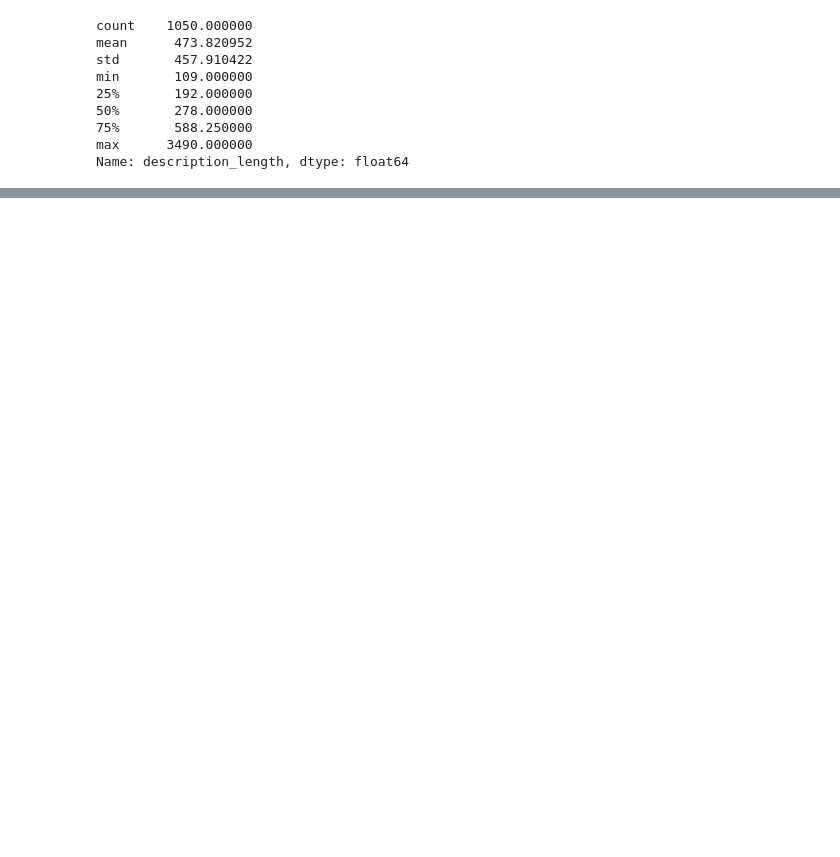
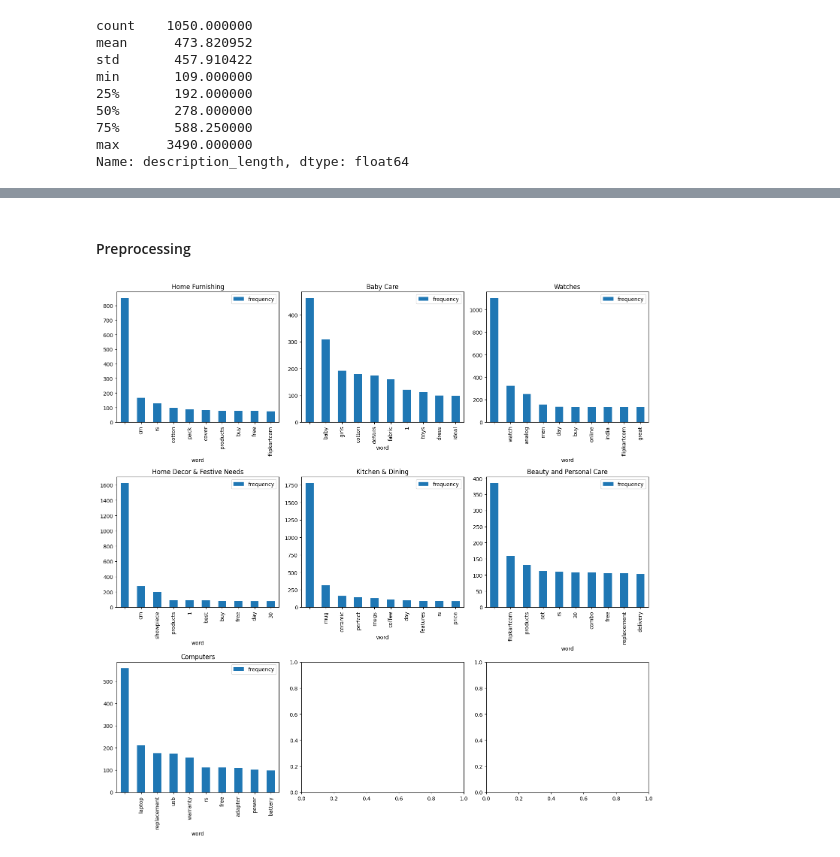
Before and after one commit to Laeti-dev/P6-txt-img_classification, a Jupyter notebook: notebooks/EDA.ipynb, the cells around one changed output, grey strips where cells are left out. Cells and saved outputs as stored; diff of their text form; code cells hidden in the pictures; blank space fills up the shorter version.

```diff
--- a/notebooks/EDA.ipynb
+++ b/notebooks/EDA.ipynb
@@ -134,0 +202,4 @@ Name: description_length, dtype: float64
+# %%
+stopwords = nltk.corpus.stopwords.words('english')
+words = set(nltk.corpus.words.words())
+lemmatizer = WordNetLemmatizer()
@@ -134,0 +234,28 @@ Name: description_length, dtype: float64
+# %% [markdown]
+#### Preprocessing
+# %%
+# to lowercase
+df['description_preprocessed'] = df['description'].apply(lambda x: x.lower())
+# get rid of punctuation
+df['description_preprocessed'] = df['description_preprocessed'].apply(lambda x: ''.join([i for i in x if i not in string.punctuation]))
+# split on ' ' and count the number of words
+df['desc_words'] = df['description_preprocessed'].apply(lambda x: x.strip().split(' '))
+# remove stopwords
+df['desc_words'] = df['desc_words'].apply(lambda x: [word for word in x if word not in stopwords])
+
+# create a dictionnary object where each key is an main_category name and the value contains word frequency
+word_freq = {}
+for cat in categories:
+    df_cat = df[df['main_category'] == cat]
+    words = df_cat['desc_words'].sum()
+    word_freq[cat] = Counter(words)
+
+# plot the 10 most common words for each main category
+fig, axs = plt.subplots(3, 3, figsize=(15, 15))
+for i, (cat, freq) in enumerate(word_freq.items()):
+    freq_df = pd.DataFrame(freq.most_common(10), columns=['word', 'frequency'])
+    freq_df.plot(kind='bar', x='word', y='frequency', ax=axs[i//3, i%3], title=cat)
+plt.tight_layout()
+plt.show()
+# %% [output]
+[figure, added]
```
Also changed, not shown: parts of 15 cells of this notebook, 1 other file.
